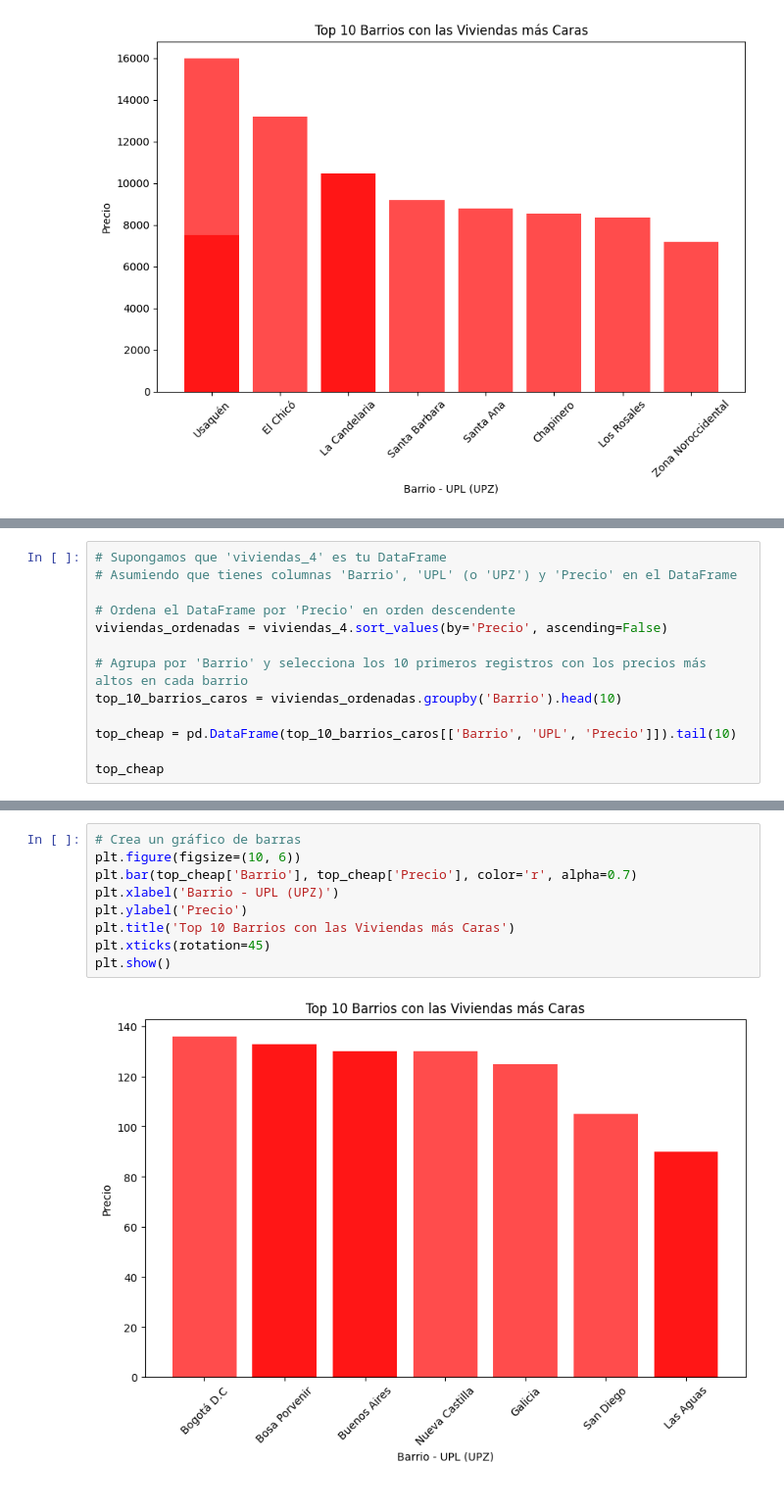
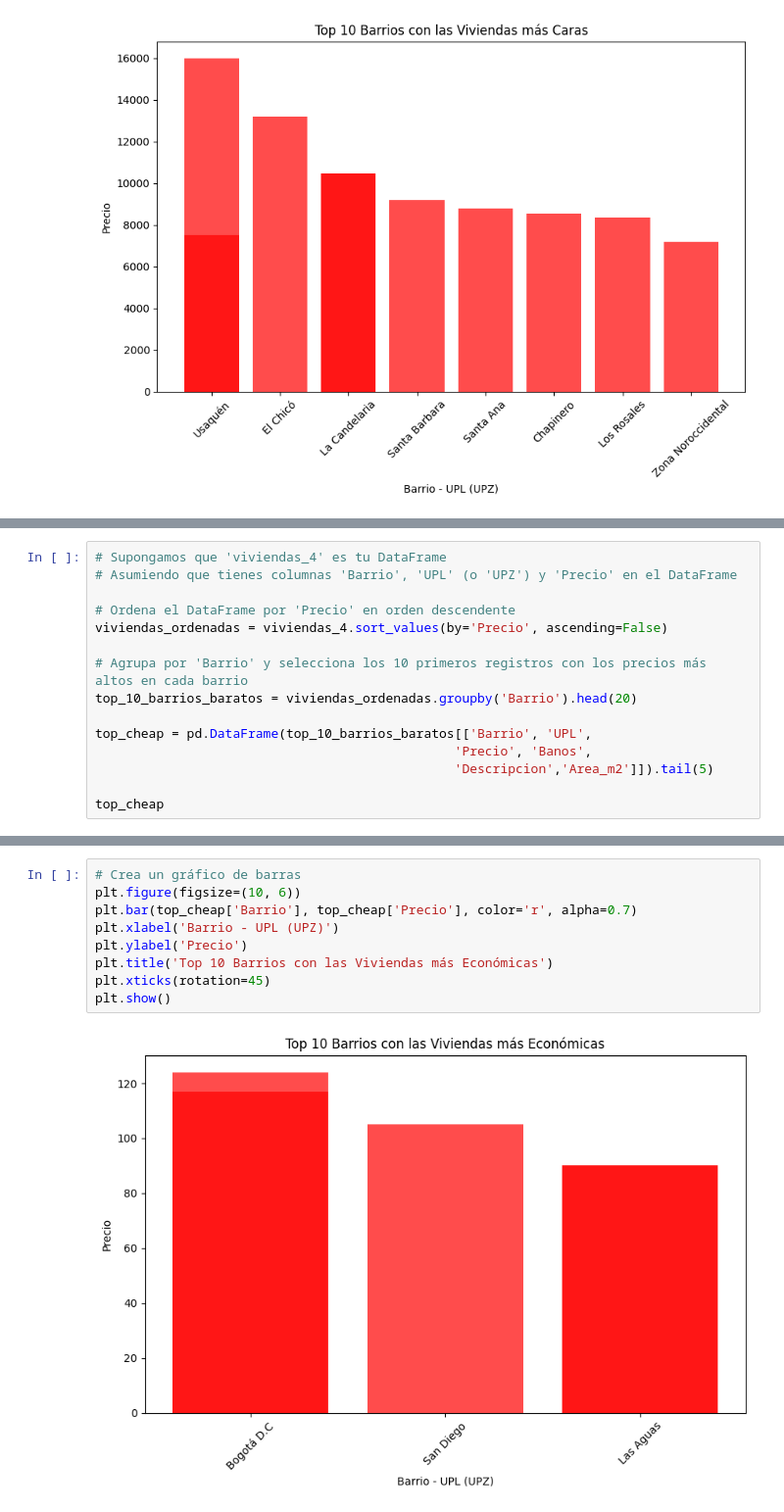
Before and after one commit to avanegasp/Proyecto_Final_Ucataluna, a Jupyter notebook: Proyecto_Final_UCataluña.ipynb, the cells around one changed output, grey strips where cells are left out. Shown at 98% size. Cells and saved outputs as stored; diff of their text form.

```diff
--- a/Proyecto_Final_UCataluña.ipynb
+++ b/Proyecto_Final_UCataluña.ipynb
@@ -603,9 +673,11 @@ plt.show()
 viviendas_ordenadas = viviendas_4.sort_values(by='Precio', ascending=False)
 
 # Agrupa por 'Barrio' y selecciona los 10 primeros registros con los precios más altos en cada barrio
-top_10_barrios_caros = viviendas_ordenadas.groupby('Barrio').head(10)
+top_10_barrios_baratos = viviendas_ordenadas.groupby('Barrio').head(20)
 
-top_cheap = pd.DataFrame(top_10_barrios_caros[['Barrio', 'UPL', 'Precio']]).tail(10)
+top_cheap = pd.DataFrame(top_10_barrios_baratos[['Barrio', 'UPL',
+                                               'Precio', 'Banos',
+                                               'Descripcion','Area_m2']]).tail(5)
 
 top_cheap
 # %% [output]
@@ -623,11 +690,11 @@ top_cheap
 # %%
 # Crea un gráfico de barras
 plt.figure(figsize=(10, 6))
 plt.bar(top_cheap['Barrio'], top_cheap['Precio'], color='r', alpha=0.7)
 plt.xlabel('Barrio - UPL (UPZ)')
 plt.ylabel('Precio')
-plt.title('Top 10 Barrios con las Viviendas más Caras')
+plt.title('Top 10 Barrios con las Viviendas más Económicas')
 plt.xticks(rotation=45)
 plt.show()
 # %% [output]
-[figure, old version]
+[figure, new version]
```
Also changed, not shown: parts of 28 cells of this notebook.
